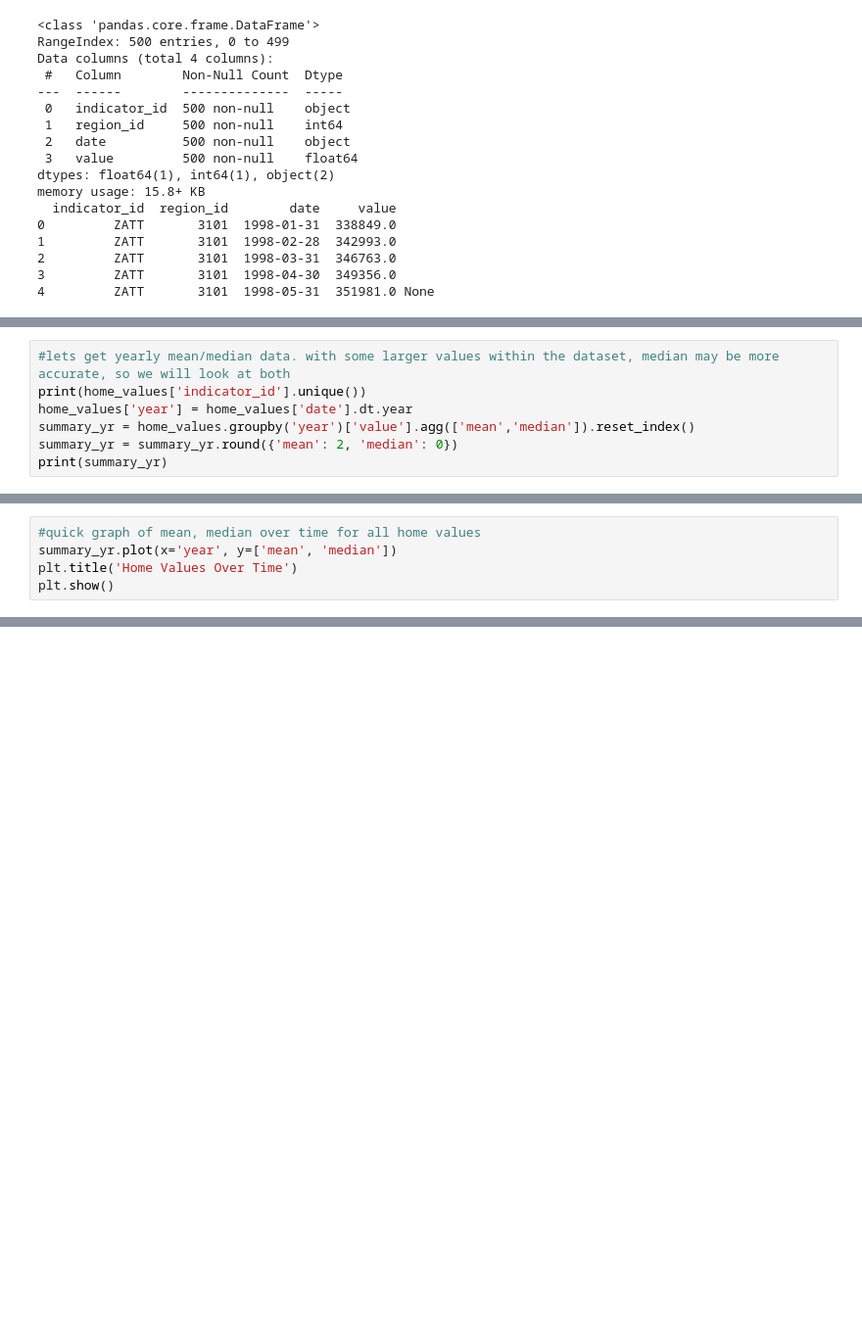
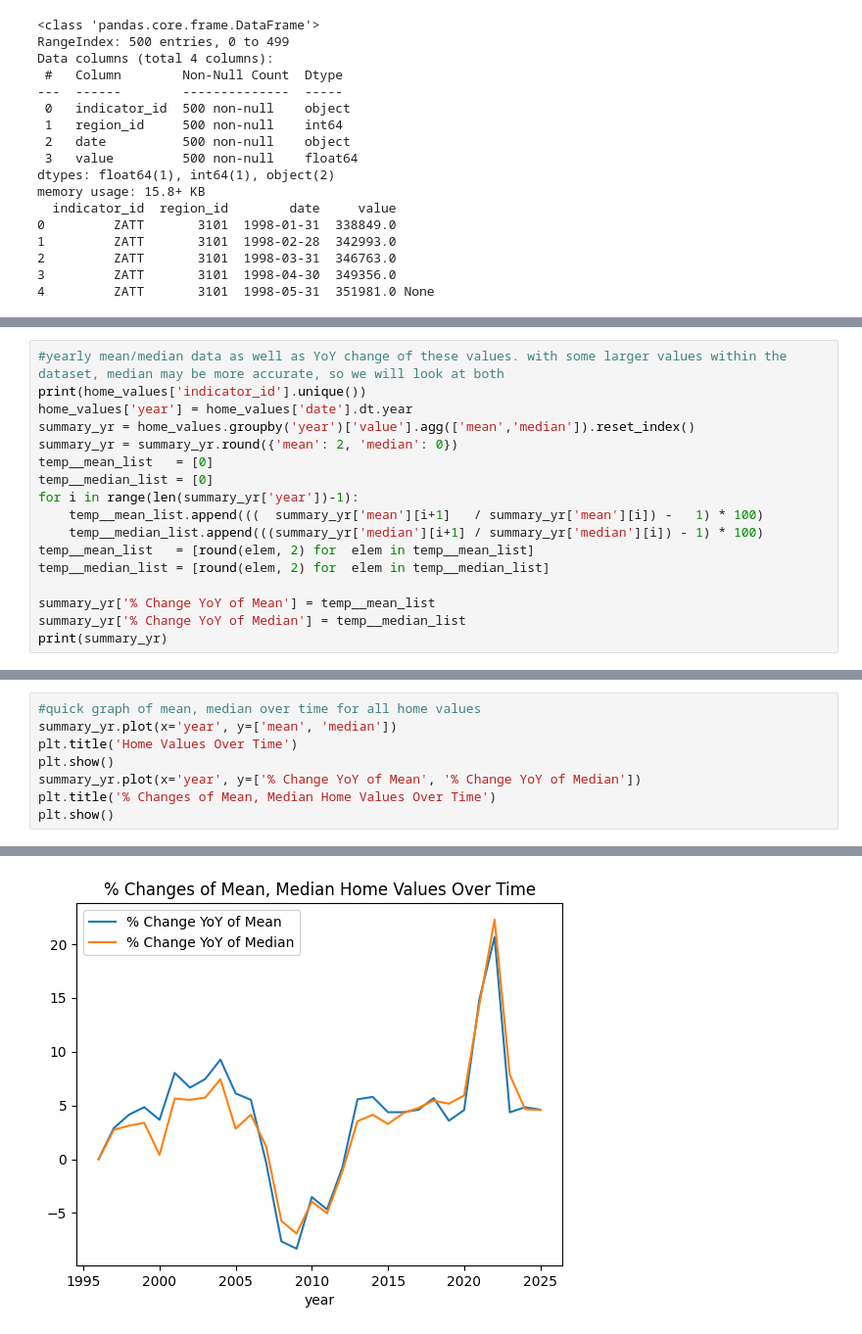
Before and after one commit to catatonicmark/zillow-data, a Jupyter notebook: zillow_data.ipynb, the cells around one changed output, grey strips where cells are left out. Shown at 98% size. Drawn from its saved outputs; the diff is of its cells as text; blank space fills up the shorter version.

```diff
--- a/zillow_data.ipynb
+++ b/zillow_data.ipynb
@@ -146,8 +148,18 @@ memory usage: 4.1 GB
 # %%
-#lets get yearly mean/median data. with some larger values within the dataset, median may be more accurate, so we will look at both
+#yearly mean/median data as well as YoY change of these values. with some larger values within the dataset, median may be more accurate, so we will look at both
 print(home_values['indicator_id'].unique())
 home_values['year'] = home_values['date'].dt.year
 summary_yr = home_values.groupby('year')['value'].agg(['mean','median']).reset_index()
 summary_yr = summary_yr.round({'mean': 2, 'median': 0})
+temp__mean_list   = [0]
+temp__median_list = [0]
+for i in range(len(summary_yr['year'])-1):
+    temp__mean_list.append(((  summary_yr['mean'][i+1]   / summary_yr['mean'][i]) -   1) * 100)
+    temp__median_list.append(((summary_yr['median'][i+1] / summary_yr['median'][i]) - 1) * 100)
+temp__mean_list   = [round(elem, 2) for  elem in temp__mean_list]
+temp__median_list = [round(elem, 2) for  elem in temp__median_list]
+
+summary_yr['% Change YoY of Mean'] = temp__mean_list
+summary_yr['% Change YoY of Median'] = temp__median_list
 print(summary_yr)
 # %% [output]
@@ -171,10 +183,14 @@ Categories (56, object): ['Z1BR', 'Z3BR', 'Z4BR', 'Z5BR', ..., 'SRSM', 'SRSW', '
 # %%
 #quick graph of mean, median over time for all home values
 summary_yr.plot(x='year', y=['mean', 'median'])
 plt.title('Home Values Over Time')
 plt.show()
+summary_yr.plot(x='year', y=['% Change YoY of Mean', '% Change YoY of Median'])
+plt.title('% Changes of Mean, Median Home Values Over Time')
+plt.show()
 # %% [output]
 [figure]
+[figure, added]
 # %%
 #lets do summary stats by year and and indicator
 summary_by_category = home_values.groupby(['year','indicator_id'])['value'].agg(['mean', 'median']).reset_index()
```
Also changed, not shown: parts of 5 cells of this notebook.
